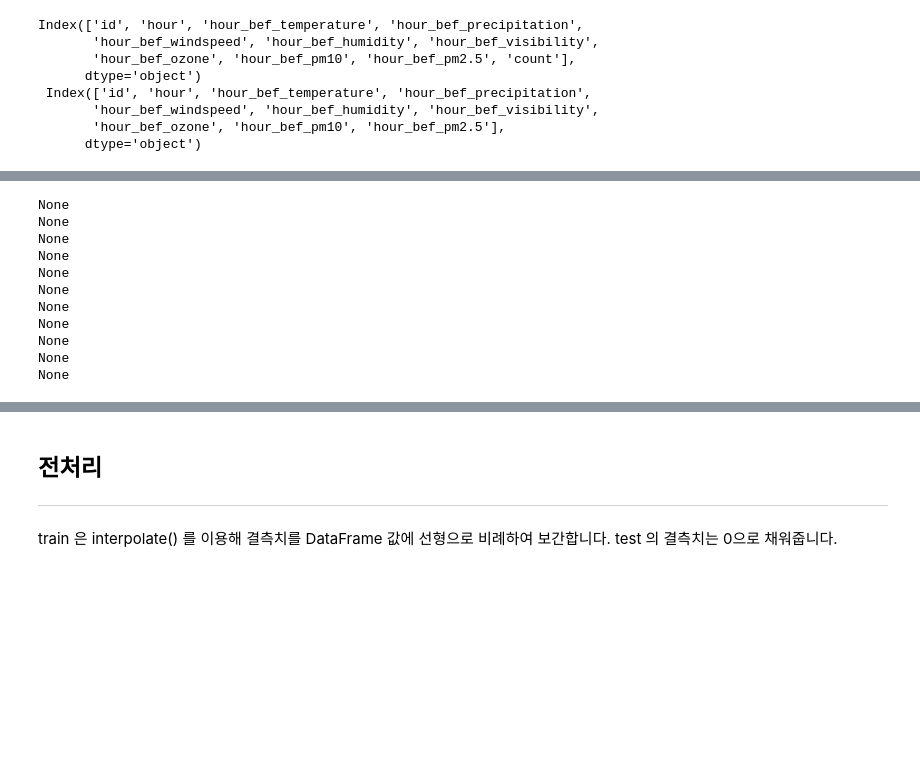
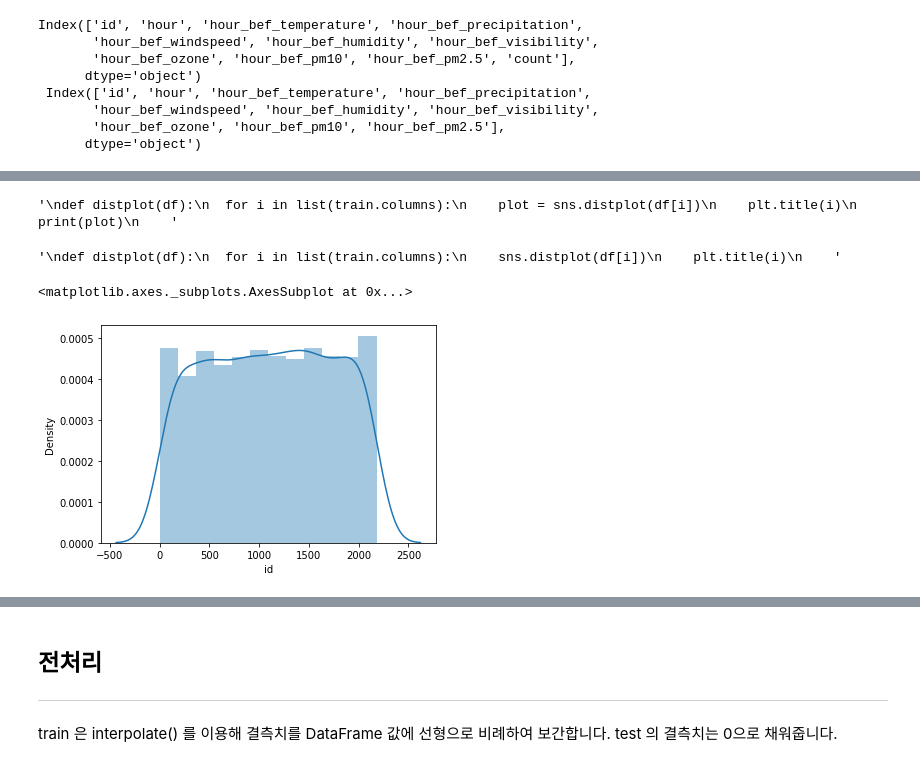
Before and after one commit to gmldud/Deliverate-practice, a Jupyter notebook: 랜덤포레스트_개인_프로젝트.ipynb, the cells around one changed output, grey strips where cells are left out. Saved outputs shown, nothing was run; the diff lists cells and outputs as text; code cells hidden in the pictures; blank space fills up the shorter version.

```diff
--- a/랜덤포레스트_개인_프로젝트.ipynb
+++ b/랜덤포레스트_개인_프로젝트.ipynb
@@ -198,21 +216,24 @@ Index(['id', 'hour', 'hour_bef_temperature', 'hour_bef_precipitation',
 # %%
-def countplot(df):
+'''
+def distplot(df):
   for i in list(train.columns):
-    plot = sns.countplot(x=i, data=df)
+    plot = sns.distplot(df[i])
     plt.title(i)
-    plt.show()
-    print(plt.show())
+    print(plot)
+    '''
+# %% [output]
+'\ndef distplot(df):\n  for i in list(train.columns):\n    plot = sns.distplot(df[i])\n    plt.title(i)\n    print(plot)\n    '
-# %%
-countplot(train)
-# %% [output]
-None
-None
-None
-None
-None
-None
-None
-None
-None
-None
-None
+# %%
+'''
+def distplot(df):
+  for i in list(train.columns):
+    sns.distplot(df[i])
+    plt.title(i)
+    '''
+# %% [output]
+'\ndef distplot(df):\n  for i in list(train.columns):\n    sns.distplot(df[i])\n    plt.title(i)\n    '
+# %%
+sns.distplot(train['id'])
+# %% [output]
+<matplotlib.axes._subplots.AxesSubplot at 0x...>
+[figure, added]
```
Also changed, not shown: parts of 22 cells of this notebook.
